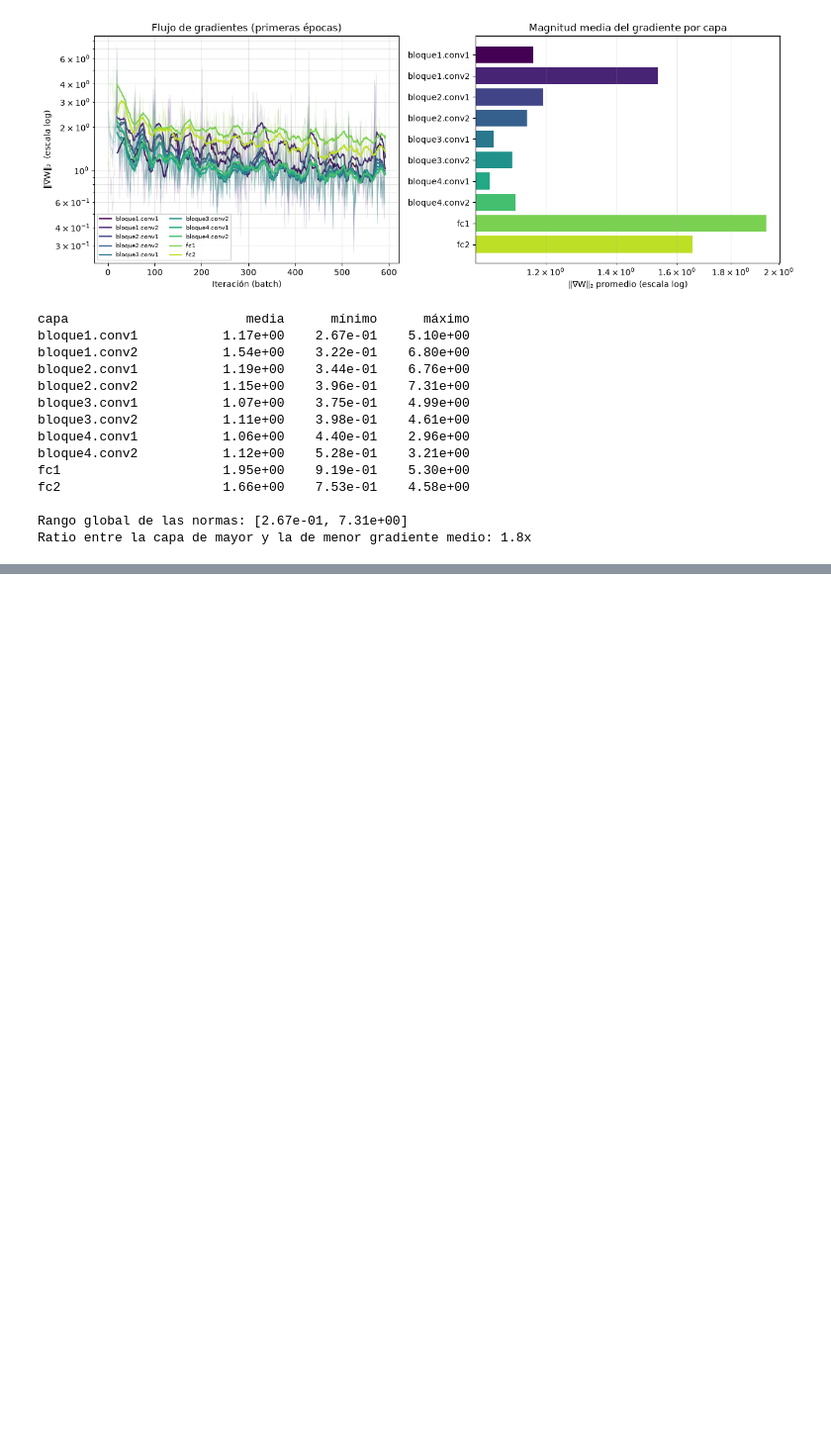
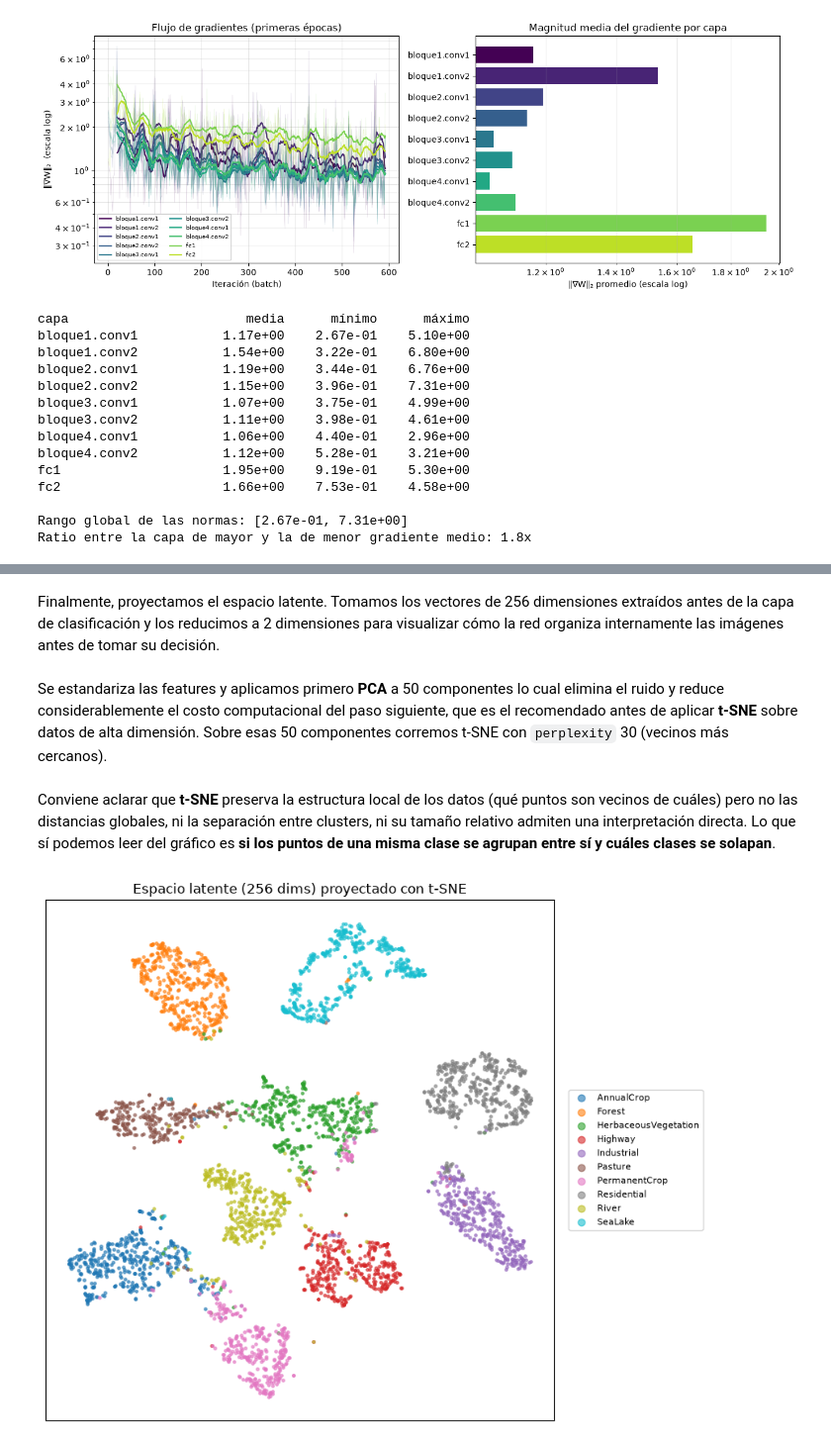
Before and after one commit to ArielAlzogarayFlores/TD-VI-TP3, a Jupyter notebook: arquitectura_custom.ipynb, the cells around one changed output, grey strips where cells are left out. Shown at 99% size. Saved outputs shown, nothing was run; the diff lists cells and outputs as text; code cells hidden in the pictures; blank space fills up the shorter version.

```diff
--- a/desarrollo.ipynb
+++ b/arquitectura_custom.ipynb
@@ -510,0 +633,25 @@ Ratio entre la capa de mayor y la de menor gradiente medio: 1.8x
+# %% [markdown]
+Finalmente, proyectamos el espacio latente. Tomamos los vectores de 256 dimensiones extraídos antes de la capa de clasificación y los reducimos a 2 dimensiones para visualizar cómo la red organiza internamente las imágenes antes de tomar su decisión.
+# %% [markdown]
+Se estandariza las features y aplicamos primero **PCA** a 50 componentes lo cual elimina el ruido y reduce considerablemente el costo computacional del paso siguiente, que es el recomendado antes de aplicar **t-SNE** sobre datos de alta dimensión. Sobre esas 50 componentes corremos t-SNE con `perplexity` 30 (vecinos más cercanos).
+# %% [markdown]
+Conviene aclarar que **t-SNE** preserva la estructura local de los datos (qué puntos son vecinos de cuáles) pero no las distancias globales, ni la separación entre clusters, ni su tamaño relativo admiten una interpretación directa. Lo que sí podemos leer del gráfico es **si los puntos de una misma clase se agrupan entre sí y cuáles clases se solapan**.
+# %%
+from sklearn.preprocessing import StandardScaler
+from sklearn.decomposition import PCA
+from sklearn.manifold import TSNE
+
+X_std   = StandardScaler().fit_transform(features_test)
+X_pca50 = PCA(n_components=50, random_state=100).fit_transform(X_std)
+X_tsne  = TSNE(n_components=2, perplexity=30, init="pca", learning_rate="auto", random_state=100).fit_transform(X_pca50)
+
+fig, ax = plt.subplots(figsize=(8.5, 7))
+for i, c in enumerate(clases):
+    m = y_true == i
+    ax.scatter(X_tsne[m,0], X_tsne[m,1], s=6, alpha=.6, label=c, color=plt.cm.tab10(i/10))
+ax.set_title("Espacio latente (256 dims) proyectado con t-SNE")
+ax.set_xticks([]); ax.set_yticks([])
+ax.legend(markerscale=2.5, fontsize=8, loc="center left", bbox_to_anchor=(1.02, .5))
+plt.tight_layout(); plt.show()
+# %% [output]
+[figure, added]
```
Also changed, not shown: parts of 17 cells of this notebook, 2 other files.
